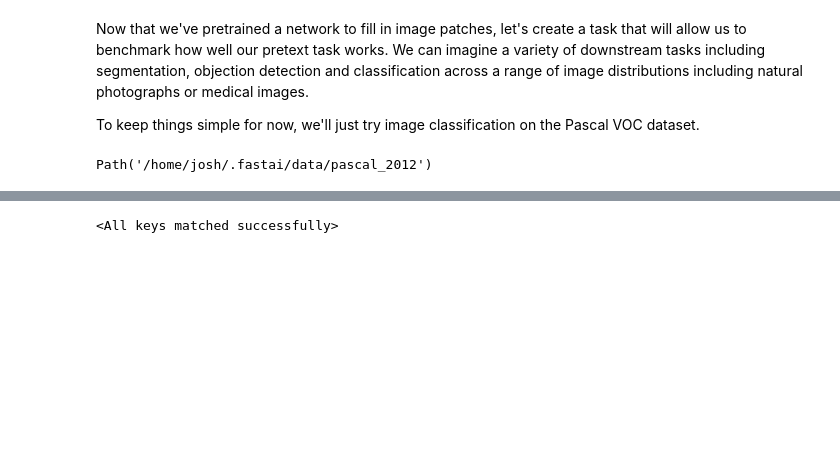
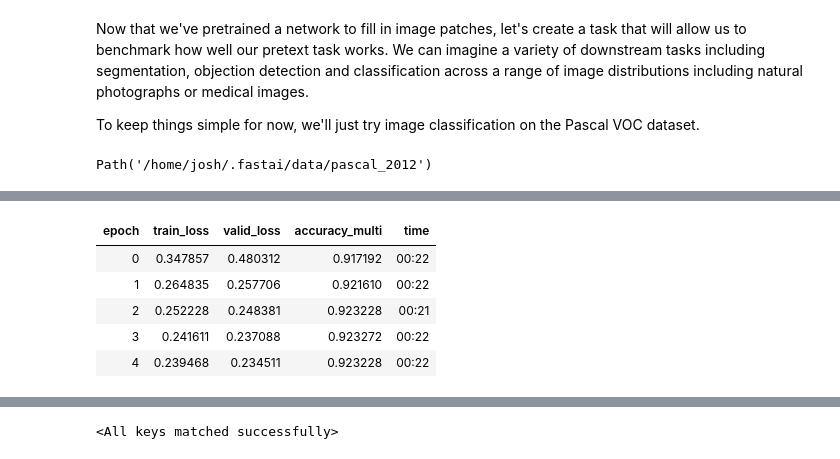
Before and after one commit to JoshVarty/SelfSupervisedLearning, a Jupyter notebook: 03_DownstreamTask.ipynb, the cells around one changed output, grey strips where cells are left out. Cells and saved outputs as stored; diff of their text form; code cells hidden in the pictures; blank space fills up the shorter version.

```diff
--- a/03_DownstreamTask.ipynb
+++ b/03_DownstreamTask.ipynb
@@ -90,0 +103,10 @@ learn = cnn_learner(databunch, resnet34, pretrained=False, config=cnn_config(),
+# %%
+# Fine tune on this task
+learn.fit_one_cycle(5, lr_max=10e-3)
+# %% [output]
+| epoch | train_loss | valid_loss | accuracy_multi | time |
+| 0 | 0.347857 | 0.480312 | 0.917192 | 00:22 |
+| 1 | 0.264835 | 0.257706 | 0.921610 | 00:22 |
+| 2 | 0.252228 | 0.248381 | 0.923228 | 00:21 |
+| 3 | 0.241611 | 0.237088 | 0.923272 | 00:22 |
+| 4 | 0.239468 | 0.234511 | 0.923228 | 00:22 |
```
Also changed, not shown: parts of 15 cells of this notebook.
